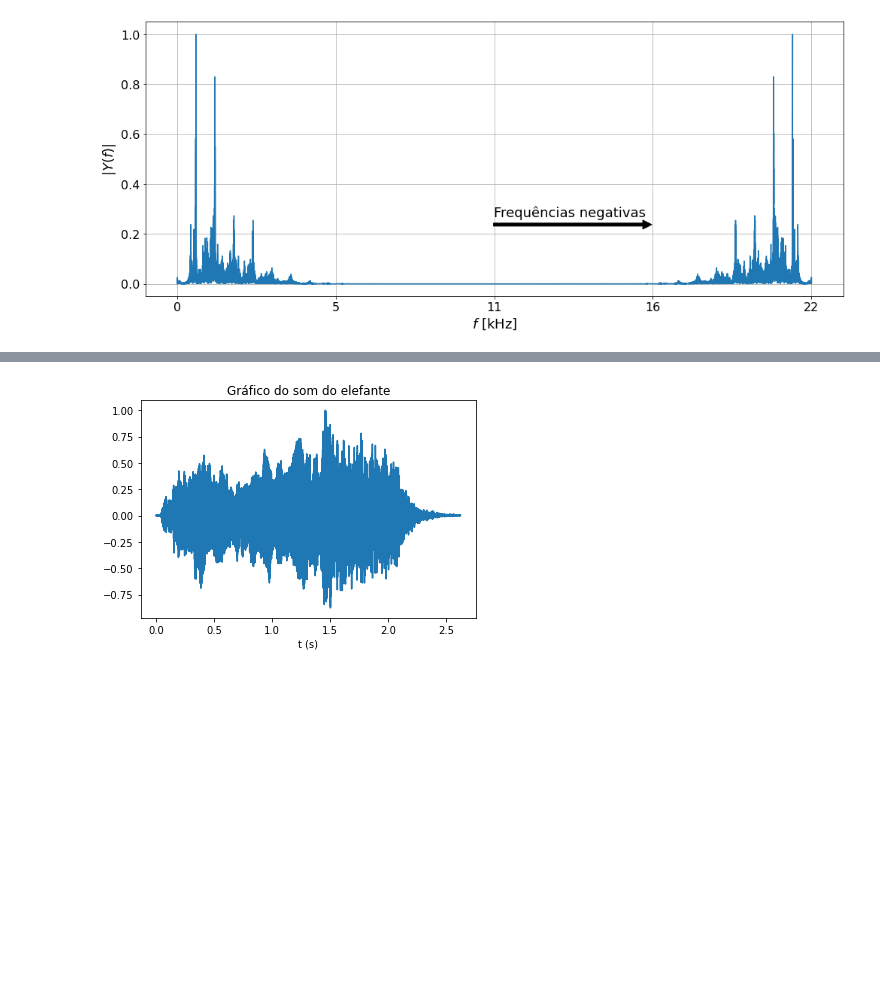
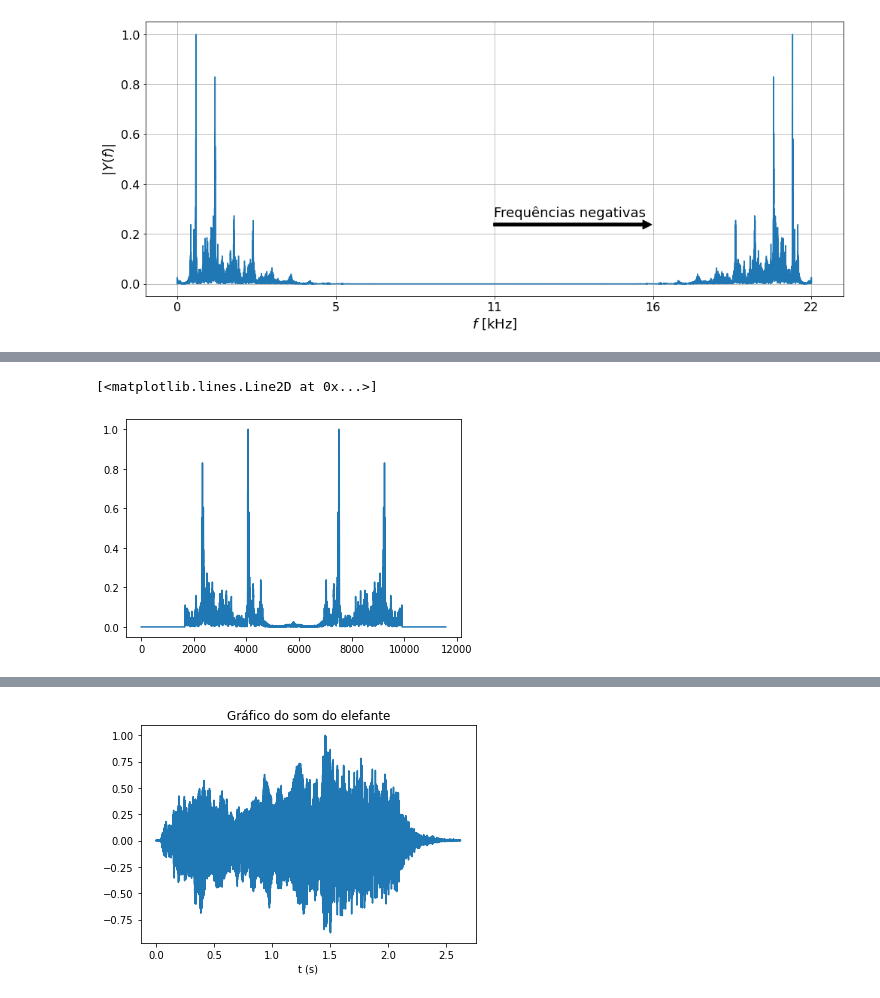
Before and after one commit to gnsoares/UNICAMP_EA619_SystemsAnalysis, a Jupyter notebook: Experimento1/Analisador_espectro - Exploração.ipynb, the cells around one changed output, grey strips where cells are left out. Saved outputs shown, nothing was run; the diff lists cells and outputs as text; code cells hidden in the pictures; blank space fills up the shorter version.

```diff
--- a/Experimento1/Analisador_espectro - Exploração.ipynb
+++ b/Experimento1/Analisador_espectro - Exploração.ipynb
@@ -193,0 +192,5 @@ fig.show()
+# %%
+plt.plot(fft_y_filtered_center[2*som.size//5:3*som.size//5])
+# %% [output]
+[<matplotlib.lines.Line2D at 0x...>]
+[figure, added]
```
Also changed, not shown: parts of 20 cells of this notebook, 3 other files.
